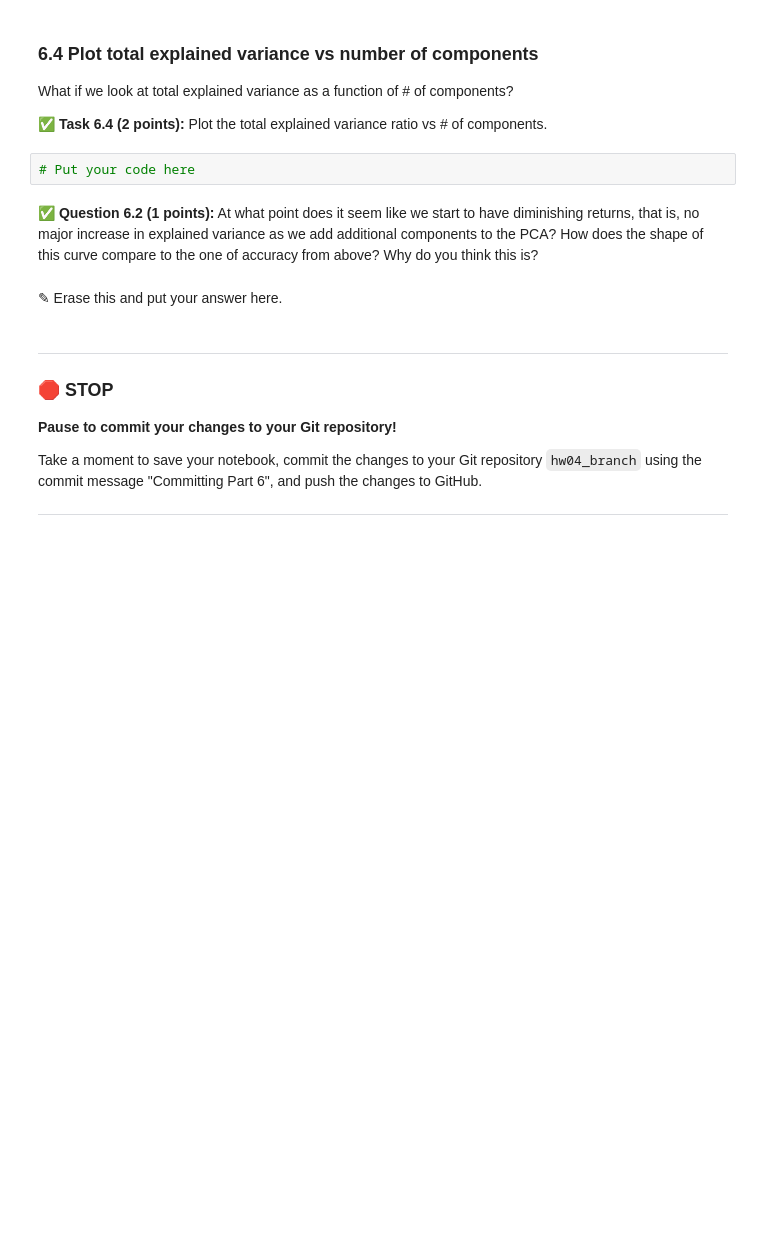
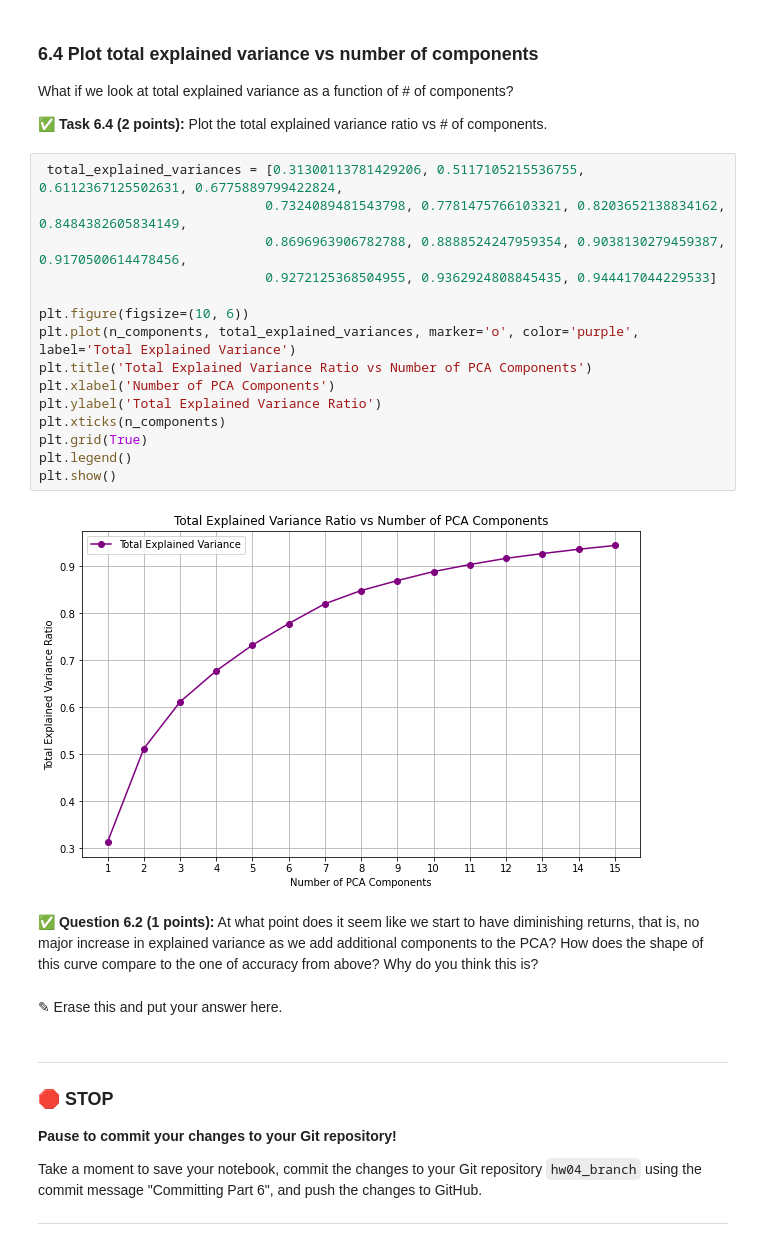
Before and after one commit to Elakkari21/cmse202-f23-turnin, a Jupyter notebook: hw-04/HW-04_PerceptronSVMandPCA-STUDENT.ipynb, the cells around one changed output. Cells and saved outputs as stored; diff of their text form; blank space fills up the shorter version.

```diff
--- a/hw-04/HW-04_PerceptronSVMandPCA-STUDENT.ipynb
+++ b/hw-04/HW-04_PerceptronSVMandPCA-STUDENT.ipynb
@@ -526,8 +572,23 @@ Now that we have those numbers, it makes sense to look at the accuracy vs # of c
 What if we look at total explained variance as a function of # of components?
 
 **&#9989; Task 6.4 (2 points):** Plot the total explained variance ratio vs # of components.
-# %%
-# Put your code here
+# %%
+ total_explained_variances = [0.31300113781429206, 0.5117105215536755, 0.6112367125502631, 0.6775889799422824,
+                             0.7324089481543798, 0.7781475766103321, 0.8203652138834162, 0.8484382605834149,
+                             0.8696963906782788, 0.8888524247959354, 0.9038130279459387, 0.9170500614478456,
+                             0.9272125368504955, 0.9362924808845435, 0.944417044229533]
+
+plt.figure(figsize=(10, 6))
+plt.plot(n_components, total_explained_variances, marker='o', color='purple', label='Total Explained Variance')
+plt.title('Total Explained Variance Ratio vs Number of PCA Components')
+plt.xlabel('Number of PCA Components')
+plt.ylabel('Total Explained Variance Ratio')
+plt.xticks(n_components)
+plt.grid(True)
+plt.legend()
+plt.show()
+# %% [output]
+[figure, added]
 # %% [markdown]
 **&#9989; Question 6.2 (1 points):** At what point does it seem like we start to have diminishing returns, that is, no major increase in explained variance as we add additional components to the PCA? How does the shape of this curve compare to the one of accuracy from above? Why do you think this is?
 # %% [markdown]
```
Also changed, not shown: parts of 9 cells of this notebook.
